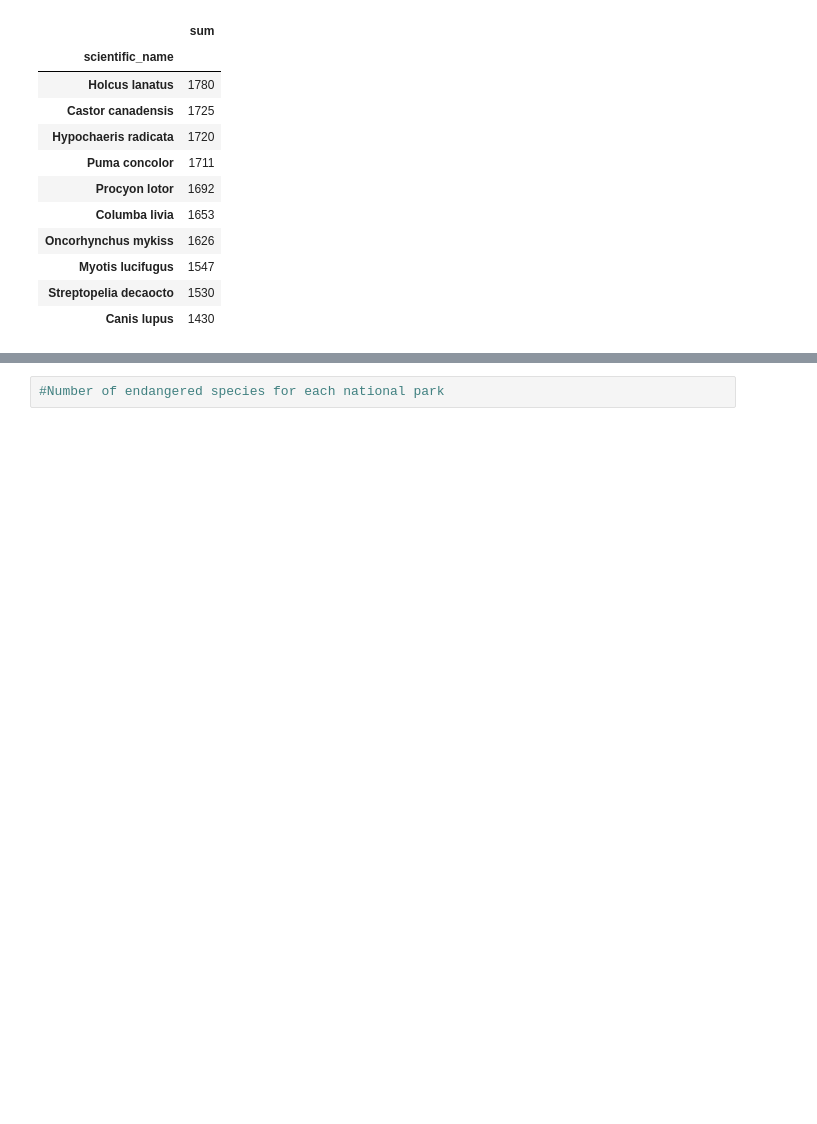
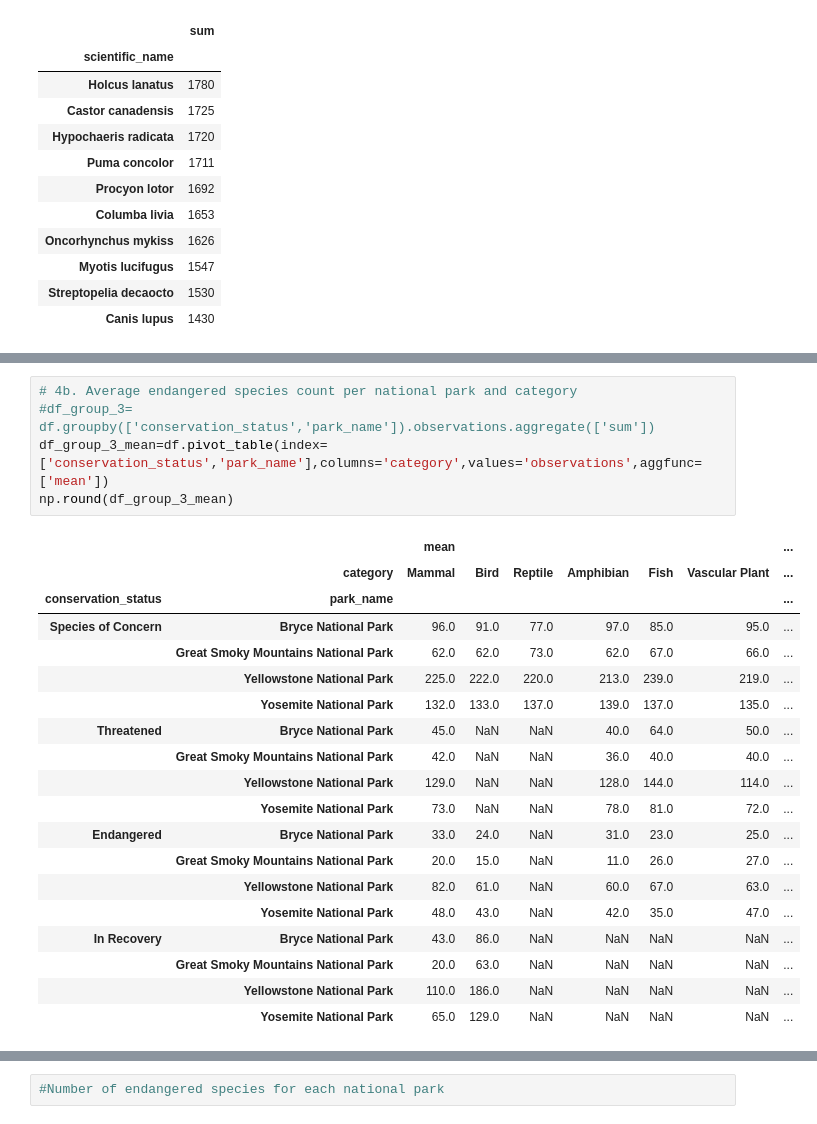
Before and after one commit to egecalay/Biodiversity-in-National-Parks, a Jupyter notebook: biodiversity.ipynb, the cells around one changed output, grey strips where cells are left out. Saved outputs shown, nothing was run; the diff lists cells and outputs as text; blank space fills up the shorter version.

```diff
--- a/biodiversity.ipynb
+++ b/biodiversity.ipynb
@@ -273,0 +302,25 @@ df_group_2.iloc[:10]
+# %%
+# 4b. Average endangered species count per national park and category
+#df_group_3= df.groupby(['conservation_status','park_name']).observations.aggregate(['sum'])
+df_group_3_mean=df.pivot_table(index=['conservation_status','park_name'],columns='category',values='observations',aggfunc=['mean'])
+np.round(df_group_3_mean)
+# %% [output]
+|  |  | mean |  |  |  |  |  | ... |
+|  | category | Mammal | Bird | Reptile | Amphibian | Fish | Vascular Plant | ... |
+| conservation_status | park_name |  |  |  |  |  |  | ... |
+| Species of Concern | Bryce National Park | 96.0 | 91.0 | 77.0 | 97.0 | 85.0 | 95.0 | ... |
+|  | Great Smoky Mountains National Park | 62.0 | 62.0 | 73.0 | 62.0 | 67.0 | 66.0 | ... |
+|  | Yellowstone National Park | 225.0 | 222.0 | 220.0 | 213.0 | 239.0 | 219.0 | ... |
+|  | Yosemite National Park | 132.0 | 133.0 | 137.0 | 139.0 | 137.0 | 135.0 | ... |
+| Threatened | Bryce National Park | 45.0 | NaN | NaN | 40.0 | 64.0 | 50.0 | ... |
+|  | Great Smoky Mountains National Park | 42.0 | NaN | NaN | 36.0 | 40.0 | 40.0 | ... |
+|  | Yellowstone National Park | 129.0 | NaN | NaN | 128.0 | 144.0 | 114.0 | ... |
+|  | Yosemite National Park | 73.0 | NaN | NaN | 78.0 | 81.0 | 72.0 | ... |
+| Endangered | Bryce National Park | 33.0 | 24.0 | NaN | 31.0 | 23.0 | 25.0 | ... |
+|  | Great Smoky Mountains National Park | 20.0 | 15.0 | NaN | 11.0 | 26.0 | 27.0 | ... |
+|  | Yellowstone National Park | 82.0 | 61.0 | NaN | 60.0 | 67.0 | 63.0 | ... |
+|  | Yosemite National Park | 48.0 | 43.0 | NaN | 42.0 | 35.0 | 47.0 | ... |
+| In Recovery | Bryce National Park | 43.0 | 86.0 | NaN | NaN | NaN | NaN | ... |
+|  | Great Smoky Mountains National Park | 20.0 | 63.0 | NaN | NaN | NaN | NaN | ... |
+|  | Yellowstone National Park | 110.0 | 186.0 | NaN | NaN | NaN | NaN | ... |
+|  | Yosemite National Park | 65.0 | 129.0 | NaN | NaN | NaN | NaN | ... |
```
Also changed, not shown: parts of 12 cells of this notebook.
